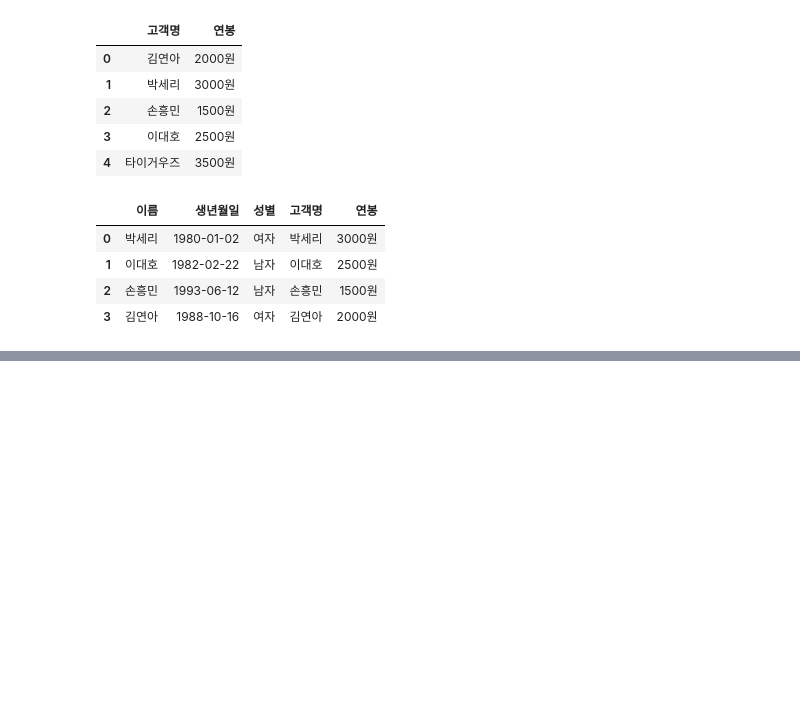
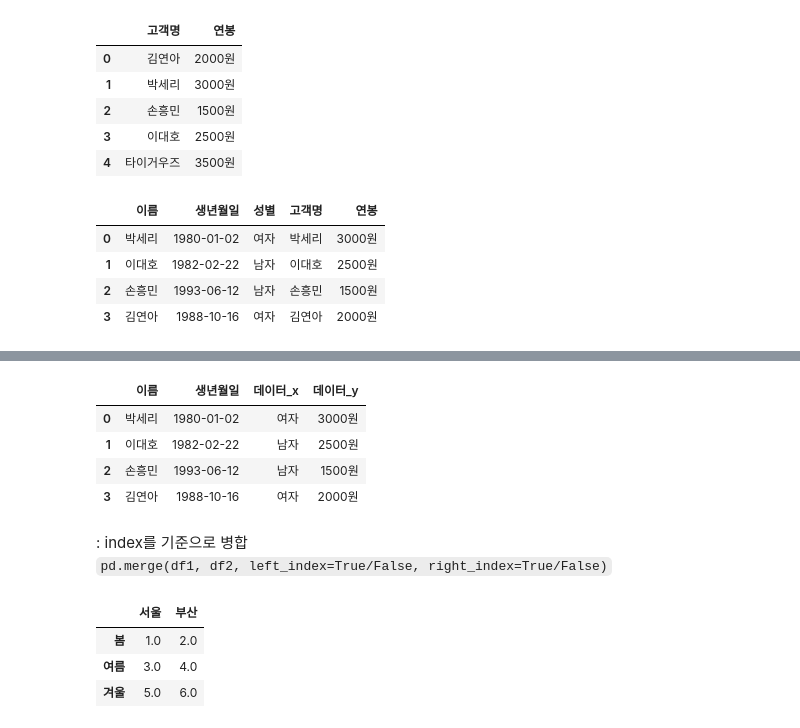
Before and after one commit to HeeJu-XiJu/Pandas, a Jupyter notebook: 15. 데이터병합.ipynb, the cells around one changed output, grey strips where cells are left out. Drawn from its saved outputs; the diff is of its cells as text; code cells hidden in the pictures; blank space fills up the shorter version.

````diff
--- a/15. 데이터병합.ipynb
+++ b/15. 데이터병합.ipynb
@@ -211,0 +190,6 @@ pd.merge(df1, df2, left_on='이름', right_on='고객명')
+# %%
+df1 = pd.DataFrame({
+    '이름': ['박세리', '이대호', '손흥민', '김연아', '마이클조던'],
+    '생년월일': ['1980-01-02', '1982-02-22', '1993-06-12', '1988-10-16', '1970-03-03'],
+    '데이터': ['여자', '남자', '남자', '여자', '남자']})
+df1
@@ -211,0 +203,5 @@ pd.merge(df1, df2, left_on='이름', right_on='고객명')
+# %%
+df2 = pd.DataFrame({
+    '이름': ['김연아', '박세리', '손흥민', '이대호', '타이거우즈'],
+    '데이터': ['2000원', '3000원', '1500원', '2500원', '3500원']})
+df2
@@ -211,0 +215,23 @@ pd.merge(df1, df2, left_on='이름', right_on='고객명')
+# %%
+# 데이터 column은 값의 의미가 다름(키로 사용되면 안됨)
+# 기준열을 on을 통해 직접 지정(반환 결과에 동일 필드명이 있을 경우 column_x, column_y로 변경해서 표현
+pd.merge(df1,df2, on='이름')
+# %% [output]
+|  | 이름 | 생년월일 | 데이터_x | 데이터_y |
+| 0 | 박세리 | 1980-01-02 | 여자 | 3000원 |
+| 1 | 이대호 | 1982-02-22 | 남자 | 2500원 |
+| 2 | 손흥민 | 1993-06-12 | 남자 | 1500원 |
+| 3 | 김연아 | 1988-10-16 | 여자 | 2000원 |
+# %% [markdown]
+: index를 기준으로 병합\
+```pd.merge(df1, df2, left_index=True/False, right_index=True/False)```
+# %%
+df1 = pd.DataFrame([[1.,2.],[3.,4.],[5.,6.]],
+                    index=['봄','여름','겨울'],
+                    columns=['서울','부산'])
+df1
+# %% [output]
+|  | 서울 | 부산 |
+| 봄 | 1.0 | 2.0 |
+| 여름 | 3.0 | 4.0 |
+| 겨울 | 5.0 | 6.0 |
````
Also changed, not shown: parts of 25 cells of this notebook.
